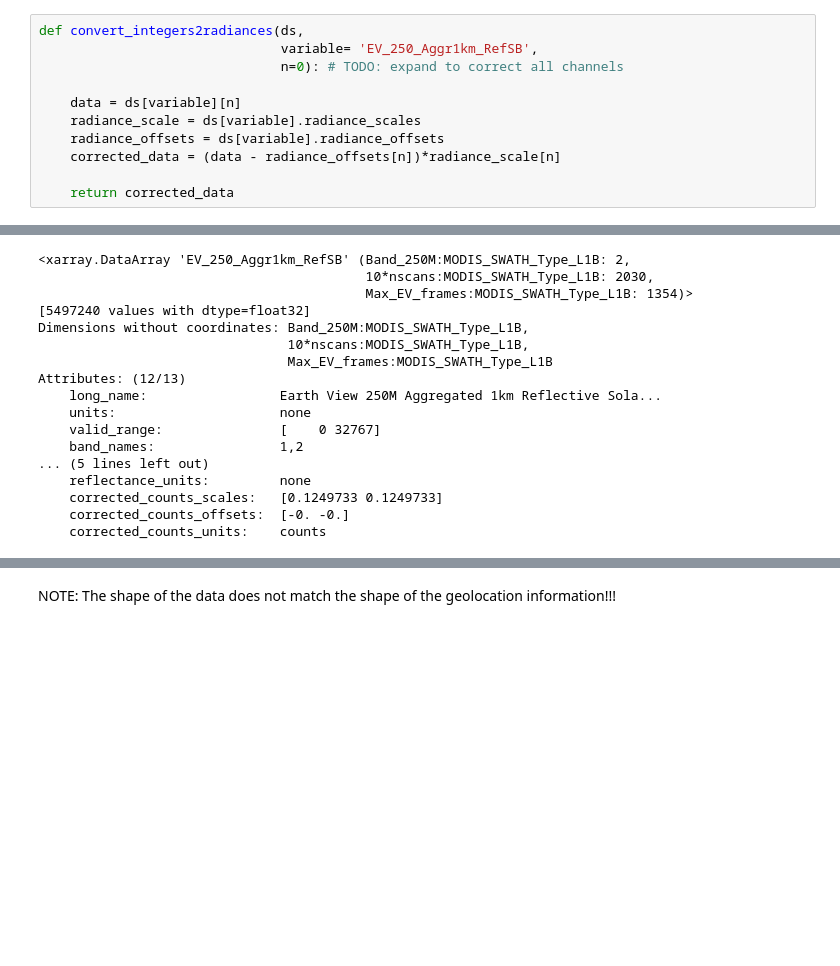
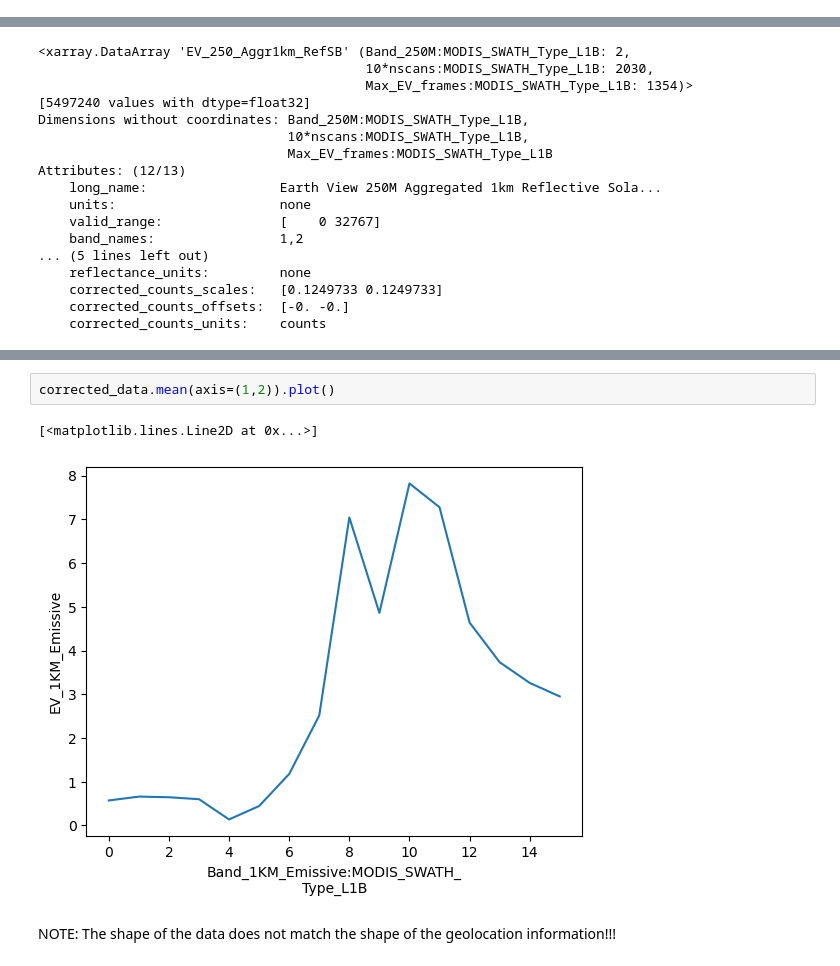
Before and after one commit to spaceml-org/rs_tools, a Jupyter notebook: notebooks/dev/modis/0.3-MODIS-distortion-investigation.ipynb, the cells around one changed output, grey strips where cells are left out. Saved outputs shown, nothing was run; the diff lists cells and outputs as text; blank space fills up the shorter version.

Commit message:
Added modis preprocessing functions, and expanded notebook

```diff
--- a/notebooks/dev/modis/0.3-MODIS-distortion-investigation.ipynb
+++ b/notebooks/dev/modis/0.3-MODIS-distortion-investigation.ipynb
@@ -21,11 +21,0 @@ os.environ['EARTHDATA_PASSWORD'] = ''
-# %%
-def convert_integers2radiances(ds,
-                               variable= 'EV_250_Aggr1km_RefSB',
-                               n=0): # TODO: expand to correct all channels
-
-    data = ds[variable][n]
-    radiance_scale = ds[variable].radiance_scales
-    radiance_offsets = ds[variable].radiance_offsets
-    corrected_data = (data - radiance_offsets[n])*radiance_scale[n]
-
-    return corrected_data
@@ -229,3 +197,8 @@ Min value:  7.820848
+# %%
+corrected_data.mean(axis=(1,2)).plot()
+# %% [output]
+[<matplotlib.lines.Line2D at 0x...>]
+[figure, added]
 # %% [markdown]
 NOTE: The shape of the data does not match the shape of the geolocation information!!!
 # %%
```
Also changed, not shown: parts of 15 cells of this notebook, 4 other files.
